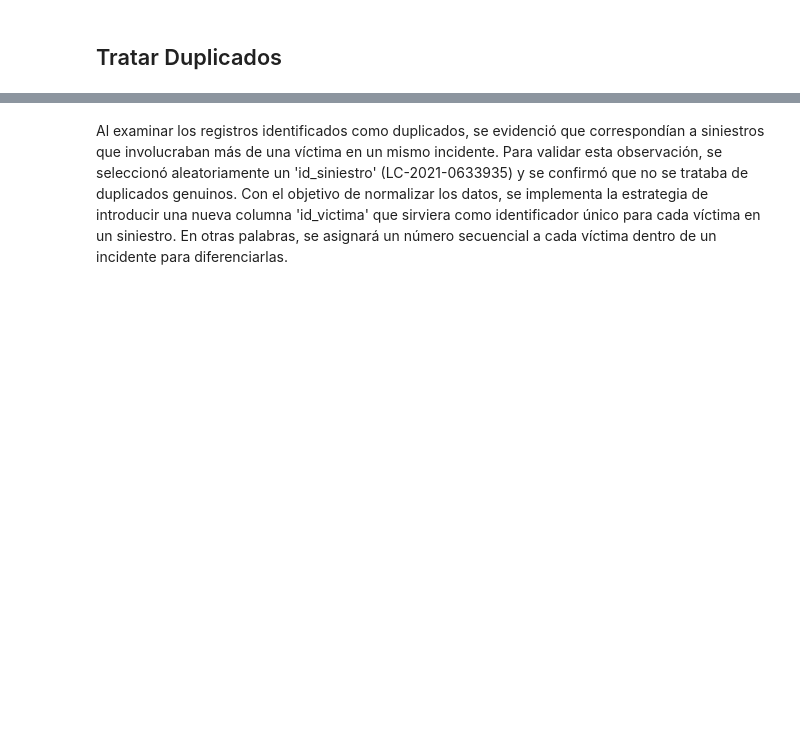
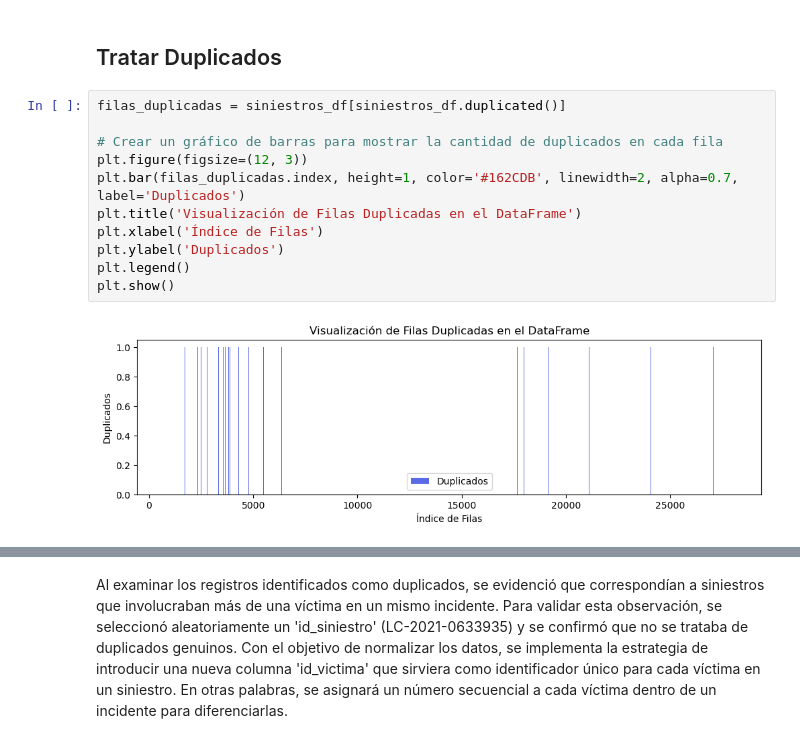
Before and after one commit to JohannaRangel/Proyecto_Individual_2_DA, a Jupyter notebook: Notebooks/EDA.ipynb, the cells around one changed output, grey strips where cells are left out. Saved outputs shown, nothing was run; the diff lists cells and outputs as text; blank space fills up the shorter version.

```diff
--- a/Notebooks/EDA.ipynb
+++ b/Notebooks/EDA.ipynb
@@ -308,5 +305,18 @@ plt.show()
 En la sección **3. Exploración del Conjunto de Datos: 'homicidios_cleaned', 'lesiones_cleaned'**, llevamos a cabo un análisis exhaustivo de los valores faltantes. En resumen, cuando abordemos las columnas con una cantidad significativa de valores ausentes, nos enfocaremos únicamente en los datos de siniestros viales con víctimas fatales, excluyendo así aquellos relacionados con siniestros viales con lesionados.
 # %% [markdown]
 ## Tratar Duplicados
+# %%
+filas_duplicadas = siniestros_df[siniestros_df.duplicated()]
+
+# Crear un gráfico de barras para mostrar la cantidad de duplicados en cada fila
+plt.figure(figsize=(12, 3))
+plt.bar(filas_duplicadas.index, height=1, color='#162CDB', linewidth=2, alpha=0.7, label='Duplicados')
+plt.title('Visualización de Filas Duplicadas en el DataFrame')
+plt.xlabel('Índice de Filas')
+plt.ylabel('Duplicados')
+plt.legend()
+plt.show()
+# %% [output]
+[figure, added]
 # %%
 # Obtener filas duplicadas completas
```
Also changed, not shown: parts of 33 cells of this notebook.
